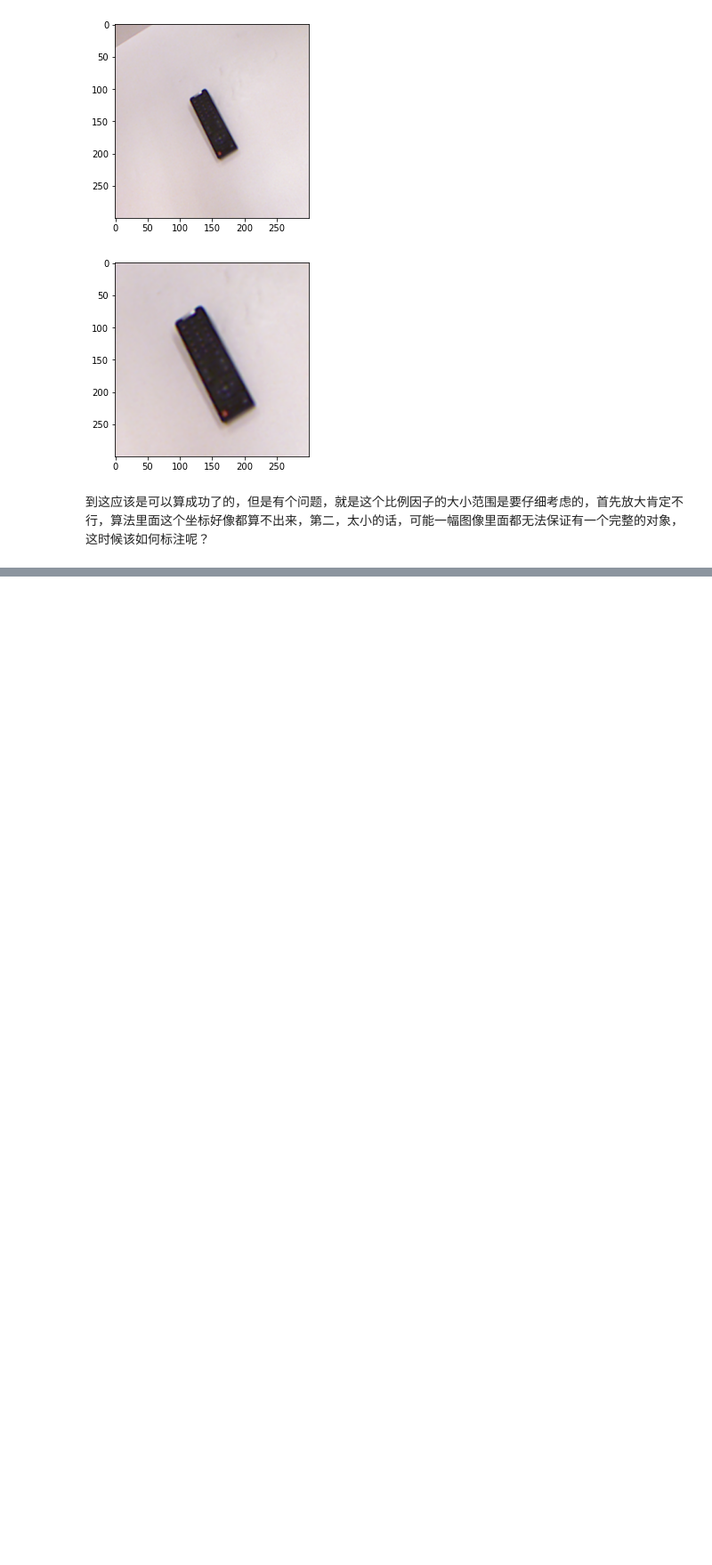
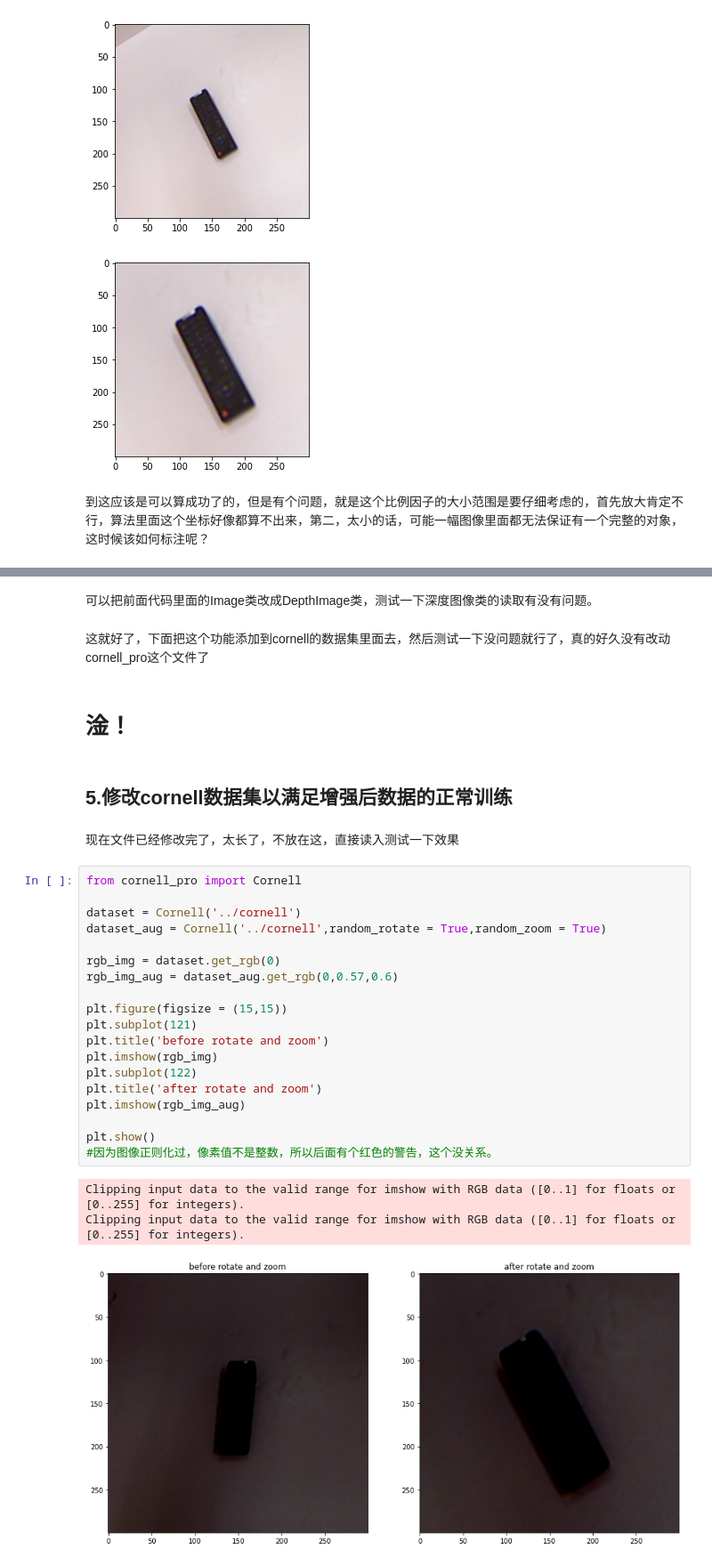
Before and after one commit to OneOneLiu/ggcnn_cornell_dataset, a Jupyter notebook: 6.optimize/optimize.ipynb, the cells around one changed output, grey strips where cells are left out. Shown at 89% size. Saved outputs shown, nothing was run; the diff lists cells and outputs as text; blank space fills up the shorter version.

```diff
--- a/6.optimize/optimize.ipynb
+++ b/6.optimize/optimize.ipynb
@@ -379,0 +438,33 @@ plt.show()
+# %% [markdown]
+可以把前面代码里面的Image类改成DepthImage类，测试一下深度图像类的读取有没有问题。
+# %% [markdown]
+这就好了，下面把这个功能添加到cornell的数据集里面去，然后测试一下没问题就行了，真的好久没有改动cornell_pro这个文件了
+# %% [markdown]
+# 淦！
+# %% [markdown]
+## 5.修改cornell数据集以满足增强后数据的正常训练
+# %% [markdown]
+现在文件已经修改完了，太长了，不放在这，直接读入测试一下效果
+# %%
+from cornell_pro import Cornell
+
+dataset = Cornell('../cornell')
+dataset_aug = Cornell('../cornell',random_rotate = True,random_zoom = True)
+
+rgb_img = dataset.get_rgb(0)
+rgb_img_aug = dataset_aug.get_rgb(0,0.57,0.6)
+
+plt.figure(figsize = (15,15))
+plt.subplot(121)
+plt.title('before rotate and zoom')
+plt.imshow(rgb_img)
+plt.subplot(122)
+plt.title('after rotate and zoom')
+plt.imshow(rgb_img_aug)
+
+plt.show()
+#因为图像正则化过，像素值不是整数，所以后面有个红色的警告，这个没关系。
+# %% [output]
+Clipping input data to the valid range for imshow with RGB data ([0..1] for floats or [0..255] for integers).
+Clipping input data to the valid range for imshow with RGB data ([0..1] for floats or [0..255] for integers).
+[figure, added]
```
Also changed, not shown: parts of 6 cells of this notebook, 6 other files.
